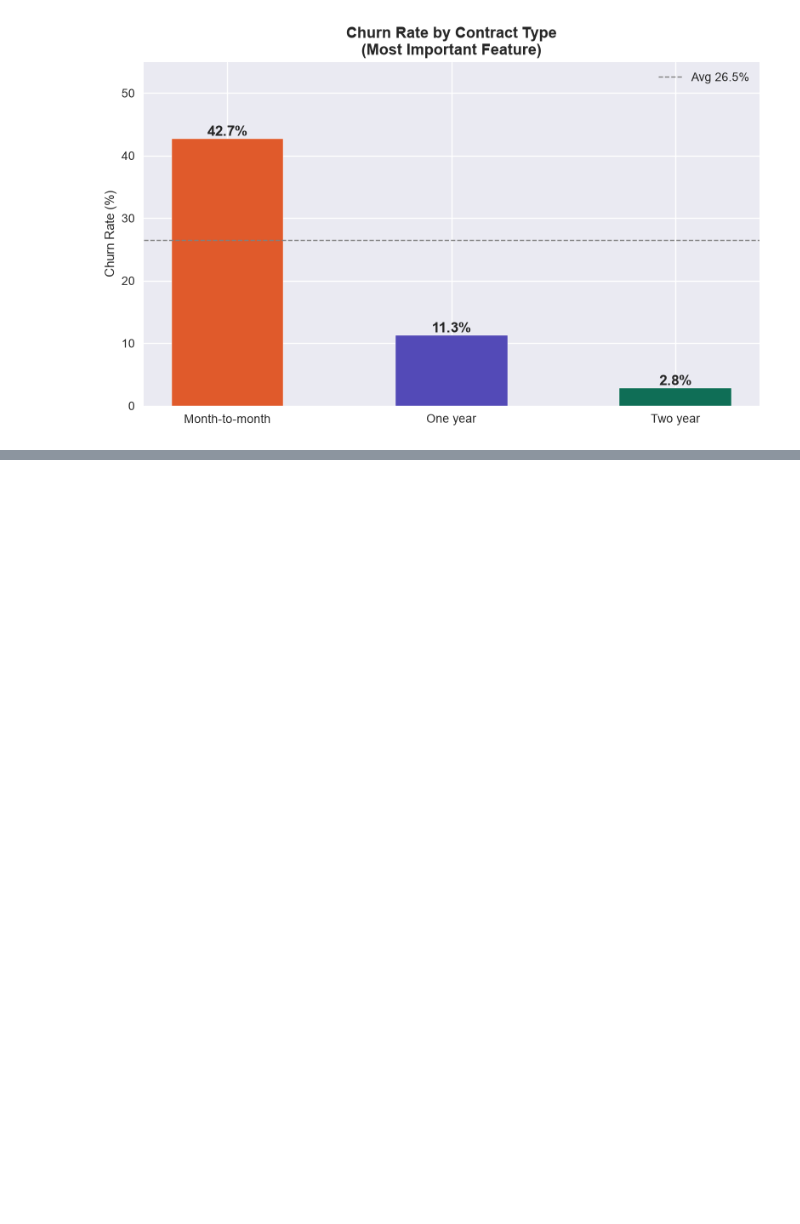
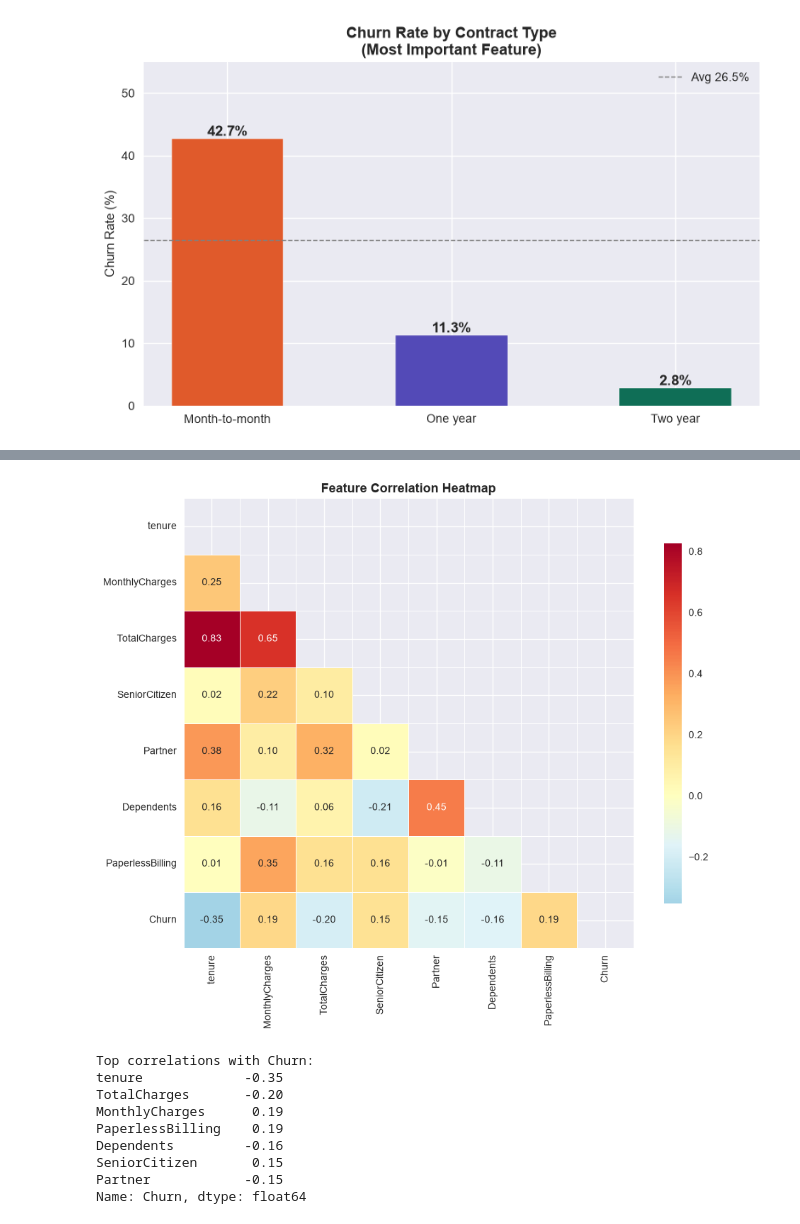
Before and after one commit to Kasak02/churn-predictor, a Jupyter notebook: 02_eda.ipynb, the cells around one changed output, grey strips where cells are left out. Saved outputs shown, nothing was run; the diff lists cells and outputs as text; code cells hidden in the pictures; blank space fills up the shorter version.

```diff
--- a/02_eda.ipynb
+++ b/02_eda.ipynb
@@ -491 +491,54 @@ Loyal\n(48-72m)      9.50
 Name: Churn_Binary, dtype: float64
+# %%
+# correlation heatmap (numerical features only)
+
+# First encode categoricals to numbers for correlation
+df_encoded = df.copy()
+
+# Binary columns — Yes/No → 1/0
+binary_cols = ['Partner', 'Dependents', 'PhoneService',
+               'PaperlessBilling', 'Churn']
+for col in binary_cols:
+    df_encoded[col] = (df_encoded[col] == 'Yes').astype(int)
+
+# Select columns for correlation
+corr_cols = ['tenure', 'MonthlyCharges', 'TotalCharges',
+             'SeniorCitizen', 'Partner', 'Dependents',
+             'PaperlessBilling', 'Churn']
+
+corr_matrix = df_encoded[corr_cols].corr()
+
+fig, ax = plt.subplots(figsize=(10, 8))
+mask = np.triu(np.ones_like(corr_matrix, dtype=bool))  # hide upper triangle
+
+sns.heatmap(corr_matrix,
+            mask=mask,
+            annot=True,
+            fmt='.2f',
+            cmap='RdYlBu_r',
+            center=0,
+            square=True,
+            ax=ax,
+            linewidths=0.5,
+            cbar_kws={'shrink': 0.8})
+
+ax.set_title('Feature Correlation Heatmap', fontweight='bold', fontsize=13)
+plt.tight_layout()
+plt.savefig('reports/correlation_heatmap.png', dpi=150, bbox_inches='tight')
+plt.show()
+
+# Print top correlations with Churn
+print("\nTop correlations with Churn:")
+churn_corr = corr_matrix['Churn'].drop('Churn').sort_values(key=abs, ascending=False)
+print(churn_corr.round(3))
+# %% [output]
+[figure, added]
+Top correlations with Churn:
+tenure             -0.35
+TotalCharges       -0.20
+MonthlyCharges      0.19
+PaperlessBilling    0.19
+Dependents         -0.16
+SeniorCitizen       0.15
+Partner            -0.15
+Name: Churn, dtype: float64
```
Also changed, not shown: parts of 2 cells of this notebook, 2 other files.
